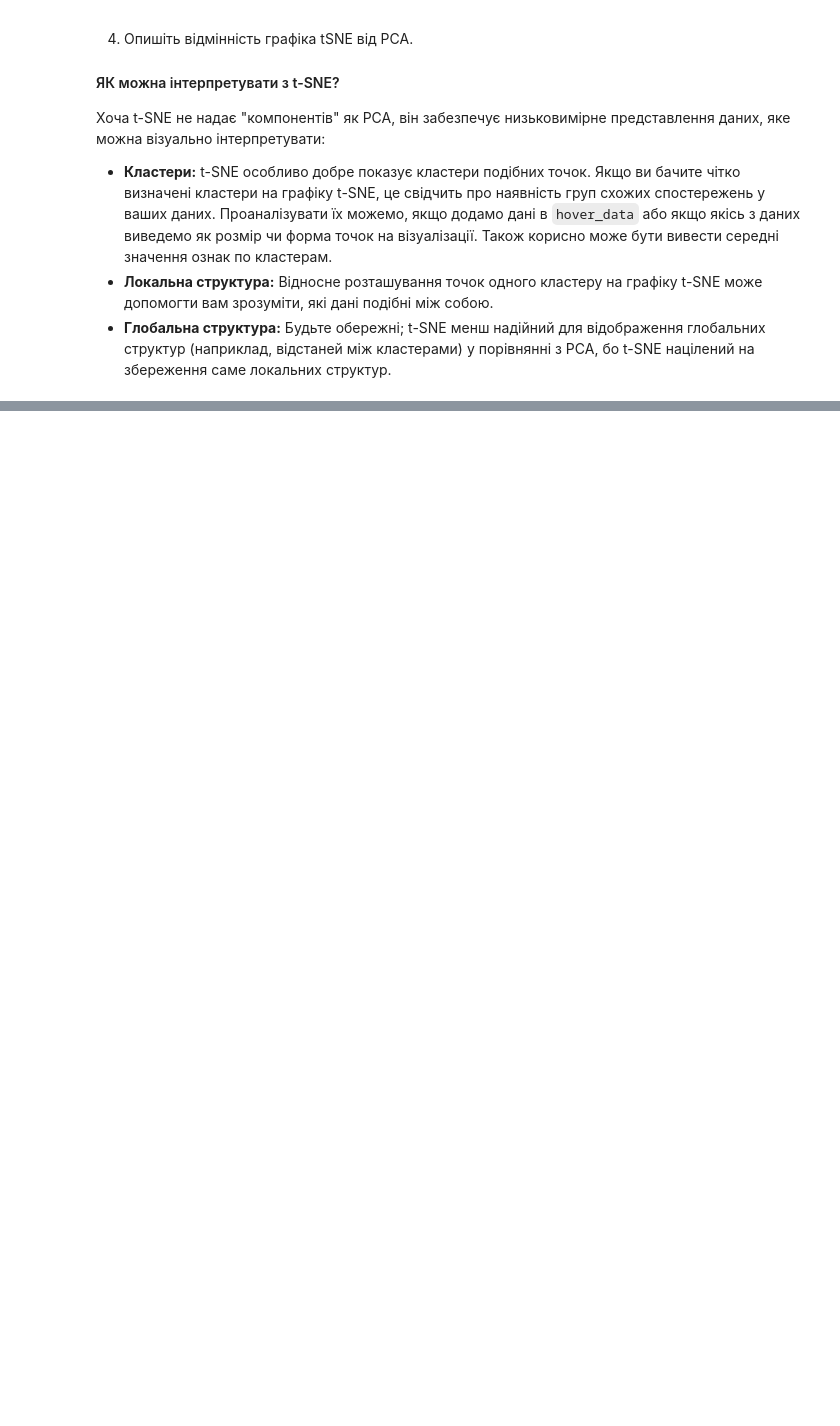
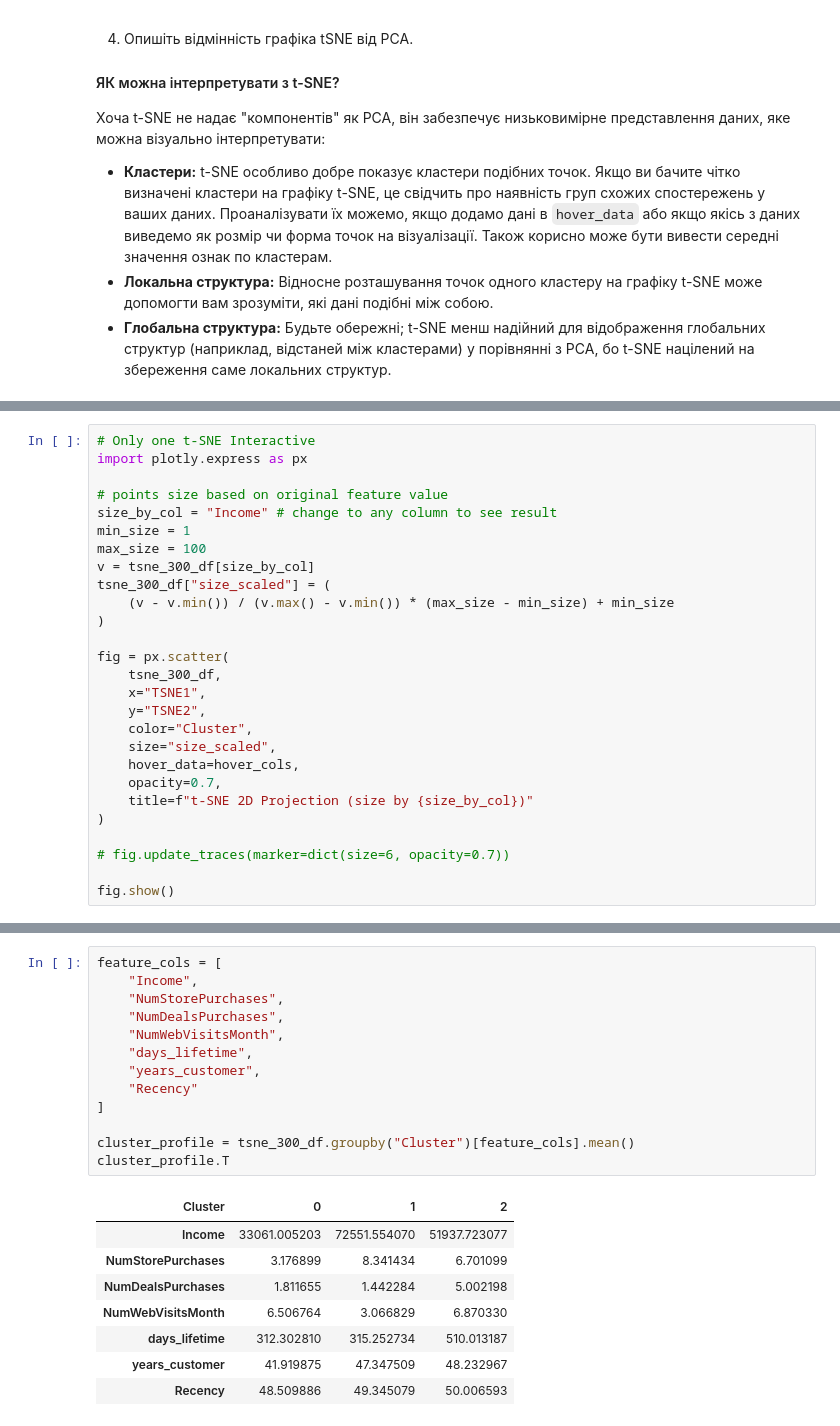
Before and after one commit to Maxstef/data-loves-ml-for-people-course, a Jupyter notebook: notebooks/3_2_dimensionality_reduction/HW_Методи_пониження_розмірності.ipynb, the cells around one changed output, grey strips where cells are left out. Cells and saved outputs as stored; diff of their text form; blank space fills up the shorter version.

```diff
--- a/notebooks/3_2_dimensionality_reduction/HW_Методи_пониження_розмірності.ipynb
+++ b/notebooks/3_2_dimensionality_reduction/HW_Методи_пониження_розмірності.ipynb
@@ -519,0 +701,27 @@ plot_pca_loadings(pca, X_scaled_no_income) # .drop(['Cluster'], axis=1)
+# %%
+# Only one t-SNE Interactive
+import plotly.express as px
+
+# points size based on original feature value
+size_by_col = "Income" # change to any column to see result
+min_size = 1
+max_size = 100
+v = tsne_300_df[size_by_col]
+tsne_300_df["size_scaled"] = (
+    (v - v.min()) / (v.max() - v.min()) * (max_size - min_size) + min_size
+)
+
+fig = px.scatter(
+    tsne_300_df,
+    x="TSNE1",
+    y="TSNE2",
+    color="Cluster",
+    size="size_scaled",
+    hover_data=hover_cols,
+    opacity=0.7,
+    title=f"t-SNE 2D Projection (size by {size_by_col})"
+)
+
+# fig.update_traces(marker=dict(size=6, opacity=0.7))
+
+fig.show()
@@ -519,0 +730,22 @@ plot_pca_loadings(pca, X_scaled_no_income) # .drop(['Cluster'], axis=1)
+# %%
+feature_cols = [
+    "Income",
+    "NumStorePurchases",
+    "NumDealsPurchases",
+    "NumWebVisitsMonth",
+    "days_lifetime",
+    "years_customer",
+    "Recency"
+]
+
+cluster_profile = tsne_300_df.groupby("Cluster")[feature_cols].mean()
+cluster_profile.T
+# %% [output]
+| Cluster | 0 | 1 | 2 |
+| Income | 33061.005203 | 72551.554070 | 51937.723077 |
+| NumStorePurchases | 3.176899 | 8.341434 | 6.701099 |
+| NumDealsPurchases | 1.811655 | 1.442284 | 5.002198 |
+| NumWebVisitsMonth | 6.506764 | 3.066829 | 6.870330 |
+| days_lifetime | 312.302810 | 315.252734 | 510.013187 |
+| years_customer | 41.919875 | 47.347509 | 48.232967 |
+| Recency | 48.509886 | 49.345079 | 50.006593 |
```
Also changed, not shown: parts of 8 cells of this notebook.
